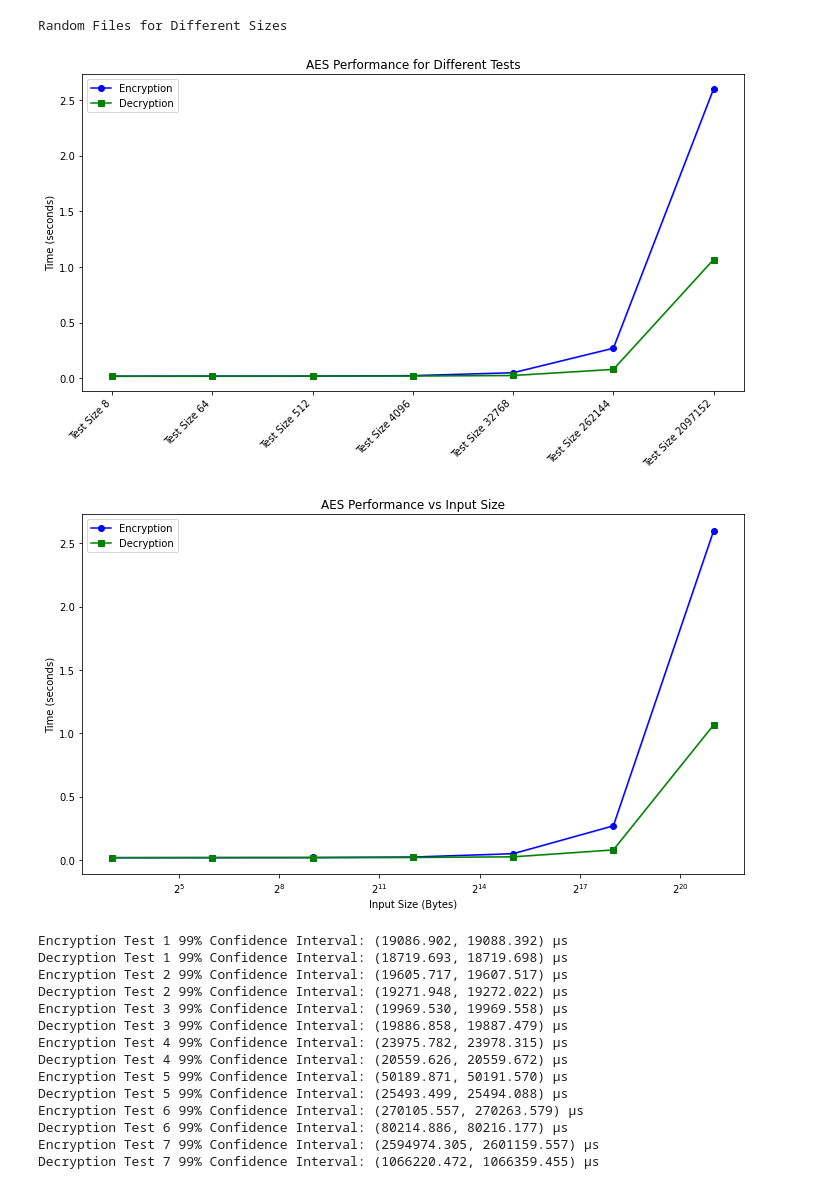
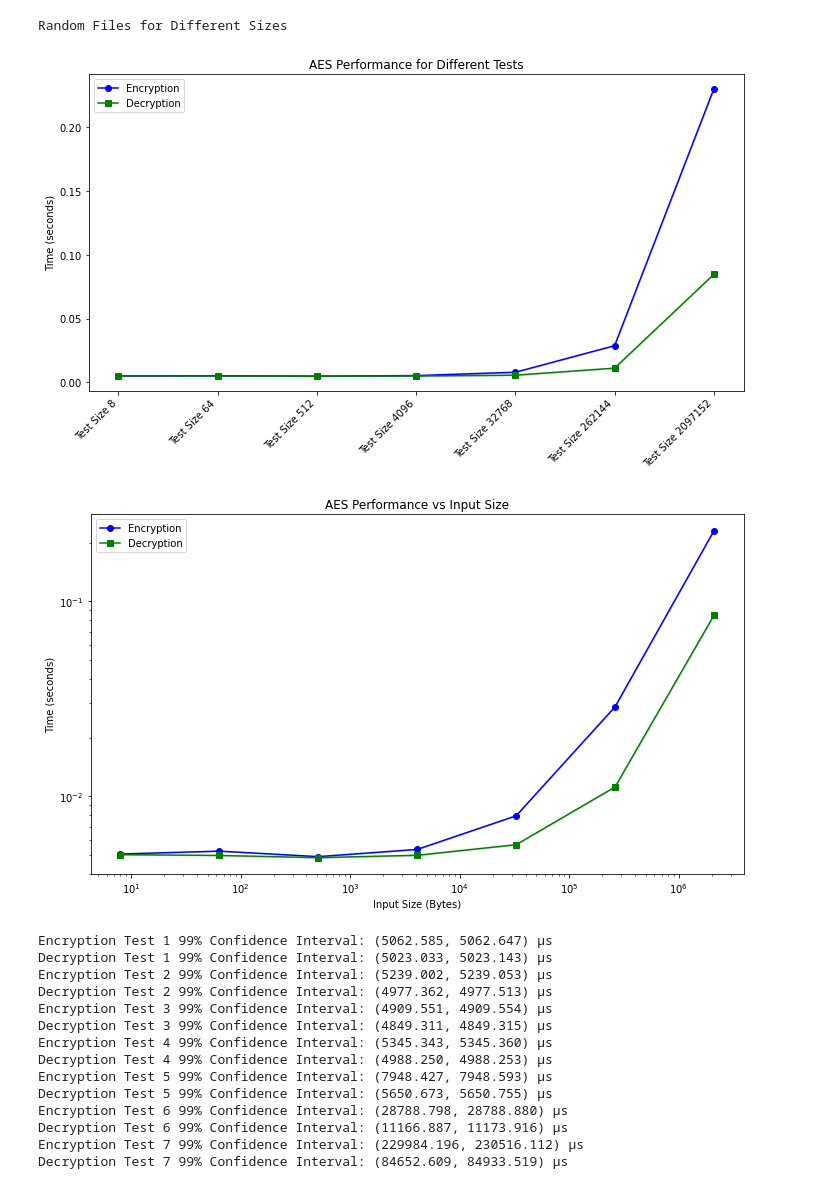
Before and after one commit to johnpierrre/CryptoAlgs_testing, a Jupyter notebook: src/assign1.ipynb, the cells around one changed output. Drawn from its saved outputs; the diff is of its cells as text; code cells hidden in the pictures.

```diff
--- a/src/assign1.ipynb
+++ b/src/assign1.ipynb
@@ -166,7 +167,8 @@ def plot_all_results(tests: list[str], sizes: list[int], results: list[tuple[tup
     ax.fill_between(sizes, np.array(means_decrypt) - np.array(std_errors_decrypt),
                      np.array(means_decrypt) + np.array(std_errors_decrypt), color='green', alpha=0.2)
 
-    ax.set_xscale("log", base=2)
+    ax.set_xscale("log", base = 10)
+    ax.set_yscale("log", base = 10)
     ax.set_xlabel("Input Size (Bytes)")
     ax.set_ylabel("Time (seconds)")
     ax.set_title("AES Performance vs Input Size")
@@ -198,7 +200,7 @@ files: list[str] = [[directory + f"/random_text_{size}_{i}.txt" for i in range(a
 results = []
 print("\nSame File for Different Sizes")
 for i in range(len(sizes)):
-    result = test_aes([files[i][0]], 1000, 25)
+    result = test_aes([files[i][0]], 100, 25)
     results.append(result)
     # print_results(sizes[i], result)
 plot_all_results([f"Test Size {size}" for size in sizes], sizes, results)
@@ -209,34 +211,29 @@ Same File for Different Sizes
 # %%
 results = []
 print("\nRandom Files for Different Sizes")
 for i in range(len(sizes)):
-    result = test_aes([files[i][0]], 1000, 25)
+    result = test_aes([files[i][0]], 100, 25)
     results.append(result)
     # print_results(sizes[i], result)
 plot_all_results([f"Test Size {size}" for size in sizes],sizes, results)
-
-for i in range(len(sizes)):
-    for file in files[i]:
-        if os.path.isfile(file):
-            os.remove(file)
 # %% [output]
 Random Files for Different Sizes
-[figure, old version]
+[figure, new version]
-[figure, old version]
+[figure, new version]
 # %%
 print_all_confidence_intervals(results)
 # %% [output]
-Encryption Test 1 99% Confidence Interval: (19086.902, 19088.392) µs
-Decryption Test 1 99% Confidence Interval: (18719.693, 18719.698) µs
-Encryption Test 2 99% Confidence Interval: (19605.717, 19607.517) µs
-Decryption Test 2 99% Confidence Interval: (19271.948, 19272.022) µs
-Encryption Test 3 99% Confidence Interval: (19969.530, 19969.558) µs
-Decryption Test 3 99% Confidence Interval: (19886.858, 19887.479) µs
-Encryption Test 4 99% Confidence Interval: (23975.782, 23978.315) µs
-Decryption Test 4 99% Confidence Interval: (20559.626, 20559.672) µs
-Encryption Test 5 99% Confidence Interval: (50189.871, 50191.570) µs
-Decryption Test 5 99% Confidence Interval: (25493.499, 25494.088) µs
-Encryption Test 6 99% Confidence Interval: (270105.557, 270263.579) µs
-Decryption Test 6 99% Confidence Interval: (80214.886, 80216.177) µs
-Encryption Test 7 99% Confidence Interval: (2594974.305, 2601159.557) µs
-Decryption Test 7 99% Confidence Interval: (1066220.472, 1066359.455) µs
+Encryption Test 1 99% Confidence Interval: (5062.585, 5062.647) µs
+Decryption Test 1 99% Confidence Interval: (5023.033, 5023.143) µs
+Encryption Test 2 99% Confidence Interval: (5239.002, 5239.053) µs
+Decryption Test 2 99% Confidence Interval: (4977.362, 4977.513) µs
+Encryption Test 3 99% Confidence Interval: (4909.551, 4909.554) µs
+Decryption Test 3 99% Confidence Interval: (4849.311, 4849.315) µs
+Encryption Test 4 99% Confidence Interval: (5345.343, 5345.360) µs
+Decryption Test 4 99% Confidence Interval: (4988.250, 4988.253) µs
+Encryption Test 5 99% Confidence Interval: (7948.427, 7948.593) µs
+Decryption Test 5 99% Confidence Interval: (5650.673, 5650.755) µs
+Encryption Test 6 99% Confidence Interval: (28788.798, 28788.880) µs
+Decryption Test 6 99% Confidence Interval: (11166.887, 11173.916) µs
+Encryption Test 7 99% Confidence Interval: (229984.196, 230516.112) µs
+Decryption Test 7 99% Confidence Interval: (84652.609, 84933.519) µs
```
Also changed, not shown: parts of 10 cells of this notebook, 1 other file.
